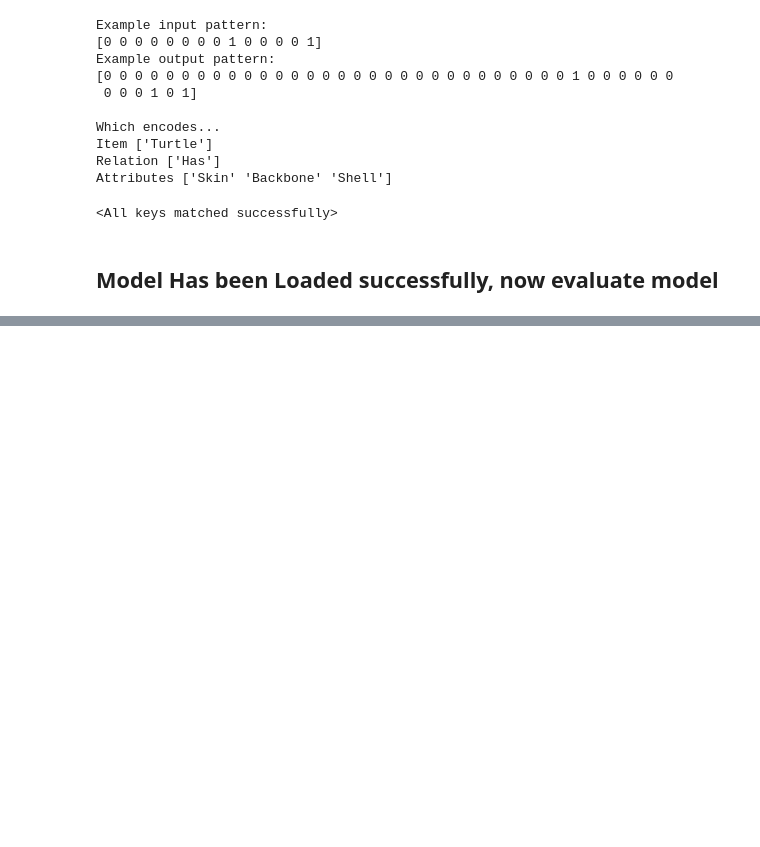
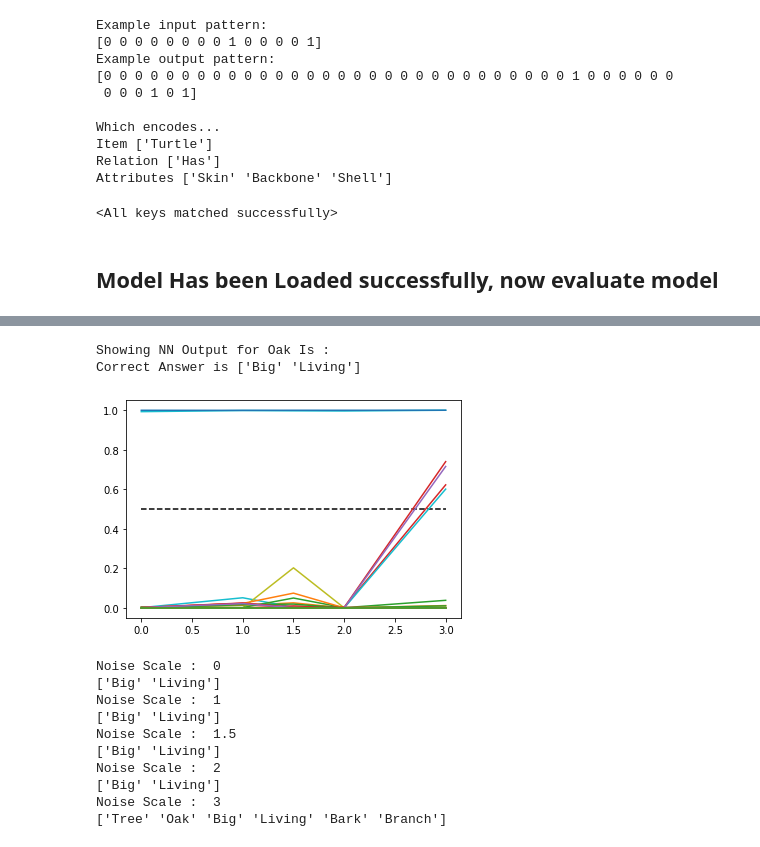
Before and after one commit to petersim1/CCM_Final_Project, a Jupyter notebook: Model_Eval.ipynb, the cells around one changed output, grey strips where cells are left out. Saved outputs shown, nothing was run; the diff lists cells and outputs as text; code cells hidden in the pictures; blank space fills up the shorter version.

Commit message:
noise

```diff
--- a/Model_Eval.ipynb
+++ b/Model_Eval.ipynb
@@ -156,4 +147,7 @@ np.random.normal(scale=2)
 # %%
+## The following observes principal components for the representation layer drawn out at different points in
+## time of training. Essentially a multi-variate visualization to seeing differentiation through training.
+
 inds_look = np.linspace(0,len(loaded_model['rep_layer']),10)
 inds_look[-1] = inds_look[-1]-1
 inds_look = list(map(int,inds_look))
@@ -162,14 +156,9 @@ projections = []
 
 for ind in inds_look:
     mat = loaded_model['rep_layer'][ind]
-    euc_dis = np.zeros(mat.shape)
-    for i in range(mat.shape[0]) :
-        for j in range(mat.shape[1]) :
-            euc_dis[i][j] = np.linalg.norm(mat[i] - mat[j])
     u,s,v = np.linalg.svd(mat.T.dot(mat))
-    #u,s,v = np.linalg.svd(euc_dis)
     projection = mat.dot(v[:,:2])
-    #projection = euc_dis.dot(v[:,:2])
+    print('2 PCs explain {}% of variance'.format(round(100*(np.cumsum(s) / np.sum(s))[1],ndigits=2)))
     projections.append(projection)
 
 plt.figure(figsize=(20,10))
@@ -184,0 +202,42 @@ plt.show()
+# %%
+final_out_mean = []
+
+noise_level_test = [0,1,1.5,2,3]
+
+for scale in noise_level_test :
+    out = apply_noise(mynet,scale)
+    final_out_mean.append(out)
+
+
+final_out_mean = np.array(final_out_mean)
+# %%
+input_level_observe = 5
+
+item_observe = names_items[input_pats[input_level_observe][:len(names_items)].numpy().astype('bool')][0]
+attribute_observe = names_relations[input_pats[input_level_observe][len(names_items):].numpy().astype('bool')][0]
+
+print('Showing NN Output for {} {} :'.format(item_observe,attribute_observe))
+print('Correct Answer is {}'.format(names_attributes[output_pats[input_level_observe].numpy().astype('bool')]))
+
+for i in range(final_out_mean[:,0].shape[1]) :
+    plt.plot(noise_level_test,final_out_mean[:,input_level_observe,i])
+plt.hlines(y=.5,xmin=noise_level_test[0],xmax=noise_level_test[-1],linestyle='--')
+plt.show()
+
+for i in range(final_out_mean.shape[0]) :
+    print('Noise Scale : ',noise_level_test[i])
+    print(names_attributes[np.where(final_out_mean[i,input_level_observe]>=.5,1,0).astype('bool')])
+# %% [output]
+Showing NN Output for Oak Is :
+Correct Answer is ['Big' 'Living']
+[figure, added]
+Noise Scale :  0
+['Big' 'Living']
+Noise Scale :  1
+['Big' 'Living']
+Noise Scale :  1.5
+['Big' 'Living']
+Noise Scale :  2
+['Big' 'Living']
+Noise Scale :  3
+['Tree' 'Oak' 'Big' 'Living' 'Bark' 'Branch']
```
Also changed, not shown: parts of 4 cells of this notebook.
